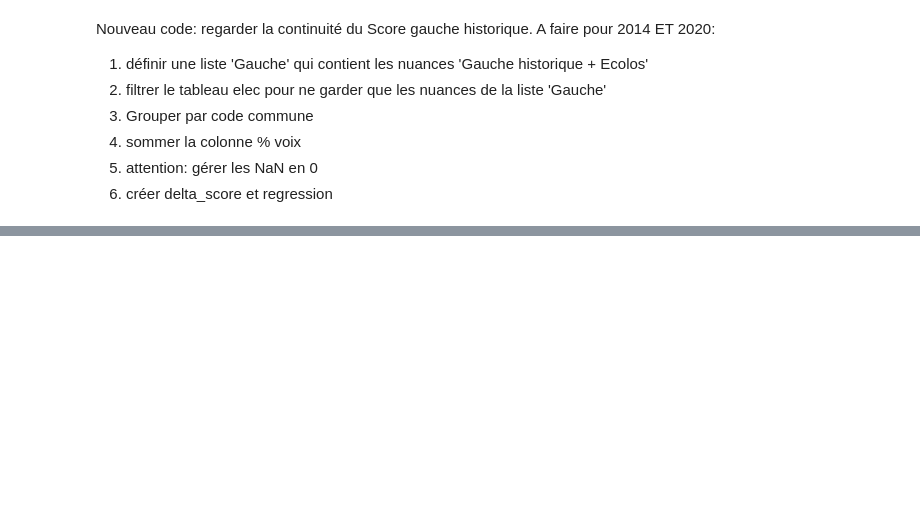
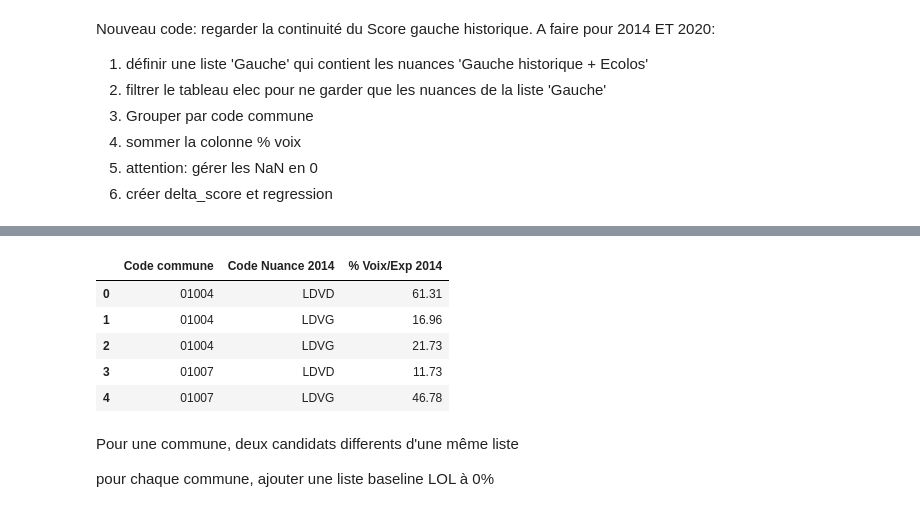
Before and after one commit to romainratajczyk/ENSAE-S1-Python-Project, a Jupyter notebook: analyse/merge code fonctionnel/fusions_data.ipynb, the cells around one changed output, grey strips where cells are left out. Drawn from its saved outputs; the diff is of its cells as text; code cells hidden in the pictures; blank space fills up the shorter version.

```diff
--- a/analyse/merge code fonctionnel/fusions_data.ipynb
+++ b/analyse/merge code fonctionnel/fusions_data.ipynb
@@ -401,0 +434,15 @@ Nouveau code: regarder la continuité du Score gauche historique.  A faire pour
+# %%
+df_elec_2014_new.head()
+# %% [output]
+|  | Code commune | Code Nuance 2014 | % Voix/Exp 2014 |
+| 0 | 01004 | LDVD | 61.31 |
+| 1 | 01004 | LDVG | 16.96 |
+| 2 | 01004 | LDVG | 21.73 |
+| 3 | 01007 | LDVD | 11.73 |
+| 4 | 01007 | LDVG | 46.78 |
+# %% [markdown]
+Pour une commune, deux candidats differents d'une même liste
+
+
+
+pour chaque commune, ajouter une liste baseline LOL à 0%
```
Also changed, not shown: parts of 12 cells of this notebook, 1 other file.
